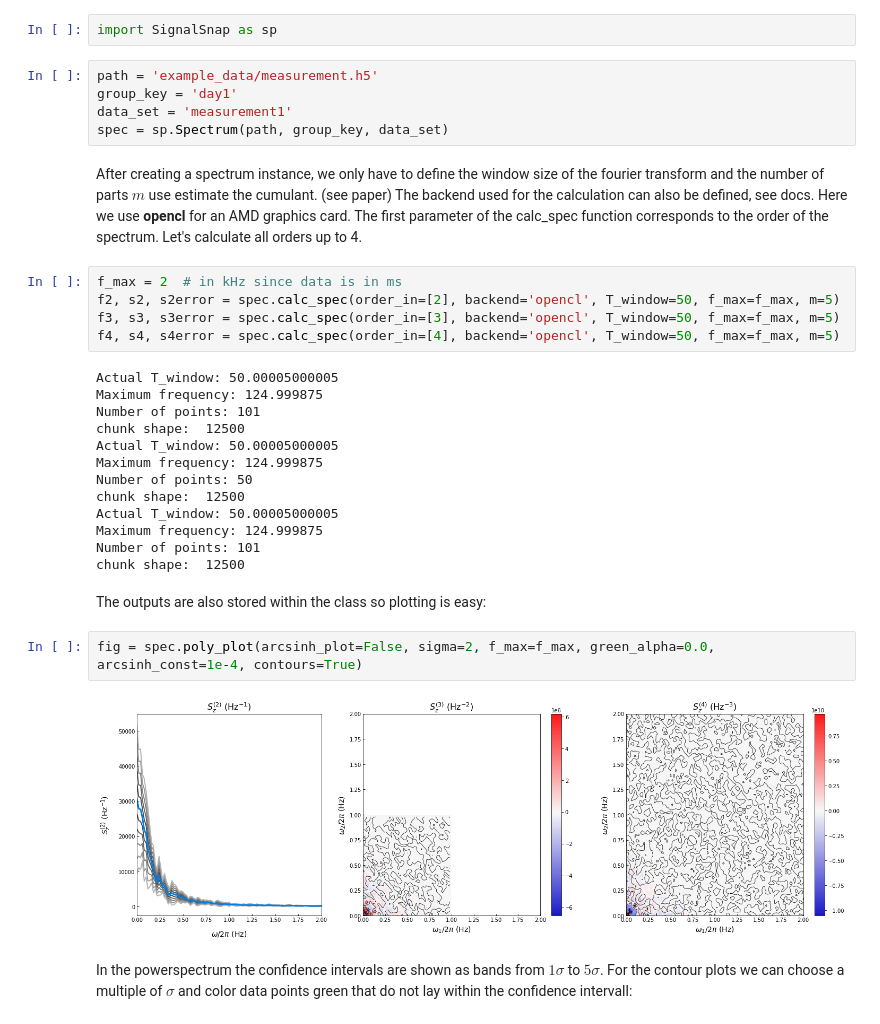
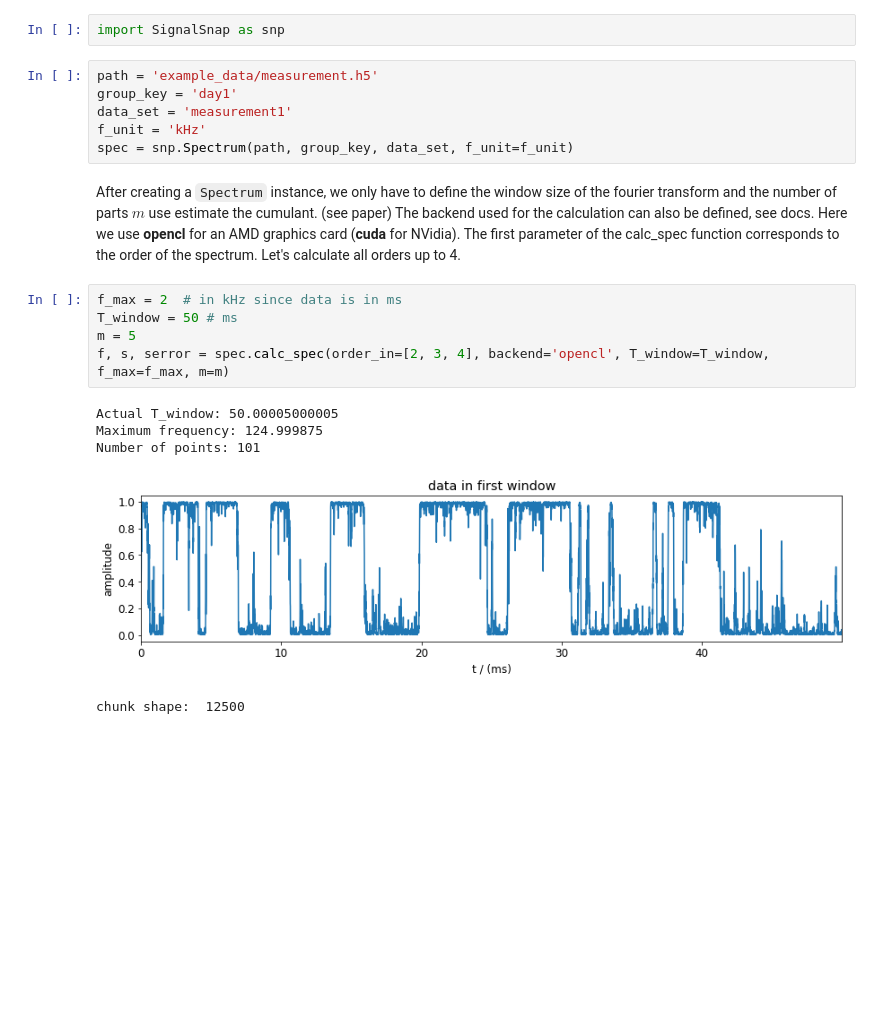
Before and after one commit to MarkusSifft/SignalSnap, a Jupyter notebook: Examples/Calculating Polyspectra from Measurement.ipynb, the cells around one changed output. Cells and saved outputs as stored; diff of their text form; blank space fills up the shorter version.

Commit message:
added example plots

```diff
--- a/Examples/Calculating Polyspectra from Measurement.ipynb
+++ b/Examples/Calculating Polyspectra from Measurement.ipynb
@@ -5,39 +5,24 @@ For the calculation of polyspectra from a measurement, the measurement file has
 # %%
-import SignalSnap as sp
+import SignalSnap as snp
 # %%
 path = 'example_data/measurement.h5'
 group_key = 'day1'
 data_set = 'measurement1'
-spec = sp.Spectrum(path, group_key, data_set)
+f_unit = 'kHz'
+spec = snp.Spectrum(path, group_key, data_set, f_unit=f_unit)
 # %% [markdown]
-After creating a spectrum instance, we only have to define the window size of the fourier transform and the number of
+After creating a `Spectrum` instance, we only have to define the window size of the fourier transform and the number of
 parts $m$ use estimate the cumulant. (see paper) The backend used for the calculation can also be defined, see docs.
-Here we use **opencl** for an AMD graphics card. The first parameter of the calc_spec function corresponds to the
+Here we use **opencl** for an AMD graphics card (**cuda** for NVidia). The first parameter of the calc_spec function corresponds to the
 order of the spectrum. Let's calculate all orders up to 4.
 # %%
 f_max = 2  # in kHz since data is in ms
-f2, s2, s2error = spec.calc_spec(order_in=[2], backend='opencl', T_window=50, f_max=f_max, m=5)
-f3, s3, s3error = spec.calc_spec(order_in=[3], backend='opencl', T_window=50, f_max=f_max, m=5)
-f4, s4, s4error = spec.calc_spec(order_in=[4], backend='opencl', T_window=50, f_max=f_max, m=5)
+T_window = 50 # ms
+m = 5
+f, s, serror = spec.calc_spec(order_in=[2, 3, 4], backend='opencl', T_window=T_window, f_max=f_max, m=m)
 # %% [output]
 Actual T_window: 50.00005000005
 Maximum frequency: 124.999875
 Number of points: 101
-chunk shape:  12500
-Actual T_window: 50.00005000005
-Maximum frequency: 124.999875
-Number of points: 50
-chunk shape:  12500
-Actual T_window: 50.00005000005
-Maximum frequency: 124.999875
-Number of points: 101
-chunk shape:  12500
+[figure, added]
+chunk shape:  12500
-# %% [markdown]
-The outputs are also stored within the class so plotting is easy:
-# %%
-fig = spec.poly_plot(arcsinh_plot=False, sigma=2, f_max=f_max, green_alpha=0.0, arcsinh_const=1e-4, contours=True)
-# %% [output]
-[figure, removed]
-# %% [markdown]
-In the powerspectrum the confidence intervals are shown as bands from $1\sigma$ to $5\sigma$. For the contour plots we
-can choose a multiple of $\sigma$ and color data points green that do not lay within the confidence intervall:
```
Also changed, not shown: parts of 6 cells of this notebook, 4 other files.
